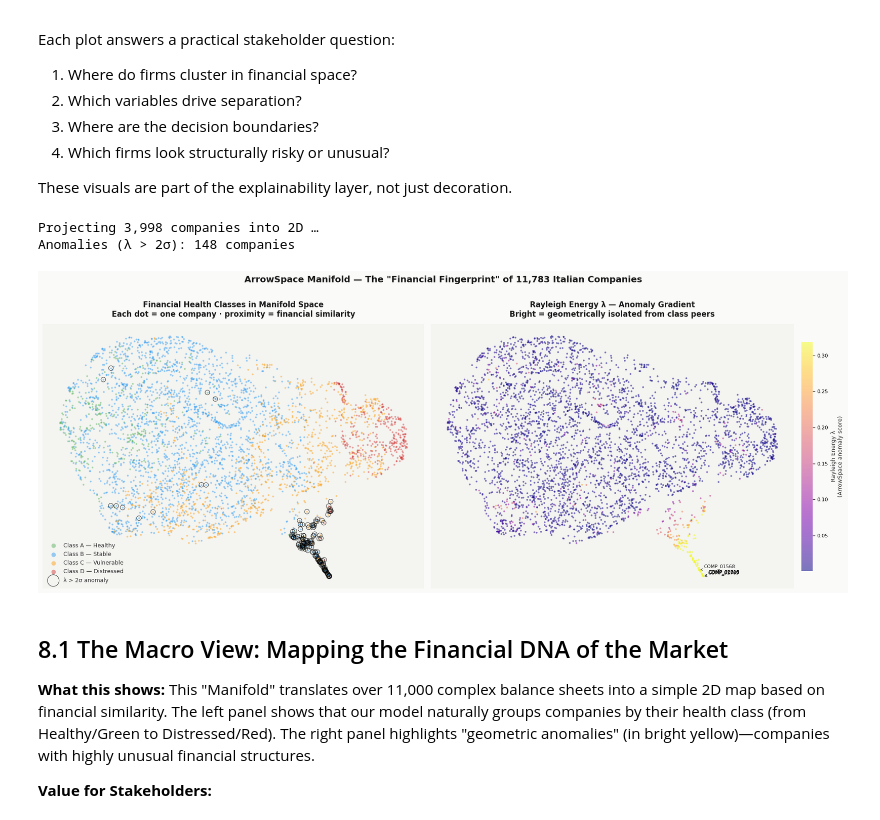
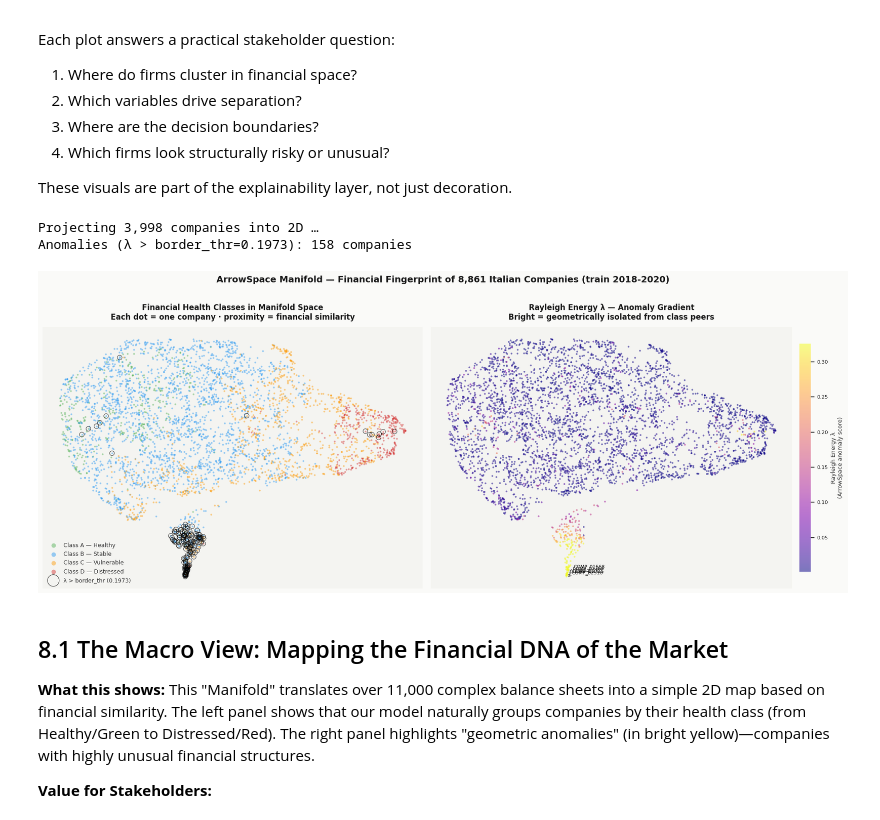
Before and after one commit to LolloPaz/ifc, a Jupyter notebook: 03_rule_spectral_pipeline.ipynb, the cells around one changed output. Saved outputs shown, nothing was run; the diff lists cells and outputs as text; code cells hidden in the pictures.

```diff
--- a/03_rule_spectral_pipeline.ipynb
+++ b/03_rule_spectral_pipeline.ipynb
@@ -1764,10 +1722,7 @@ Each plot answers a practical stakeholder question:
 
 These visuals are part of the explainability layer, not just decoration.
 # %%
-# CELL A  —  ArrowSpace Manifold Map (UMAP projection)
-# "Where does each company live in financial space?"
 
-# Config
 CLASS_COLORS  = {'A': '#4caf50', 'B': '#2196f3', 'C': '#ff9800', 'D': '#d32f2f'}
 CLASS_LABELS  = {'A': 'Healthy', 'B': 'Stable', 'C': 'Vulnerable', 'D': 'Distressed'}
 CLASS_ORDER   = ['A', 'B', 'C', 'D']
@@ -1782,16 +1737,10 @@ MANIFOLD_FEATURES = [
     'profit_margin'
 ]
 
-# ── Rebuild df_spec cleanly ────────────────────────────────────────
-# df_spec must have: MANIFOLD_FEATURES + TARGET + 'lambda'
-# If not in memory, rebuild from train_df:
-#   aspace_all, gl_all = ArrowSpaceBuilder().build(GRAPH_PARAMS, X_sc_all)
-#   df_spec = train_df.dropna(subset=MANIFOLD_FEATURES).copy()
-#   df_spec['lambda'] = np.array(aspace_all.lambdas())
 
-df_plot = df_spec.dropna(subset=MANIFOLD_FEATURES).copy()
+df_plot = df_spec_tr.dropna(subset=MANIFOLD_FEATURES).copy()
 
-# Subsample for speed if dataset is large (keep class balance)
+# Subsample stratificato per velocità
 MAX_POINTS = 4000
 if len(df_plot) > MAX_POINTS:
     df_plot = (df_plot
@@ -1803,10 +1752,10 @@ if len(df_plot) > MAX_POINTS:
 
 print(f"Projecting {len(df_plot):,} companies into 2D …")
 
-# UMAP on ArrowSpace-scaled data
-X_raw   = df_plot[MANIFOLD_FEATURES].values.astype(np.float64)
-scaler  = StandardScaler()
-X_sc    = scaler.fit_transform(X_raw)
+
+X_raw      = df_plot[MANIFOLD_FEATURES].values.astype(np.float64)
+scaler_umap = StandardScaler()
+X_sc        = scaler_umap.fit_transform(X_raw)
 
 reducer = UMAP(n_components=2, n_neighbors=25, min_dist=0.15,
                metric='euclidean', random_state=42, n_jobs=1)
@@ -1815,14 +1764,13 @@ emb     = reducer.fit_transform(X_sc)
 df_plot['umap_x'] = emb[:, 0]
 df_plot['umap_y'] = emb[:, 1]
 
-lam_vals = df_plot['lambda'].values
-lam_mean = lam_vals.mean()
-lam_std  = lam_vals.std()
-anomaly_mask = lam_vals > (lam_mean + 2 * lam_std)
 
-print(f"Anomalies (λ > 2σ): {anomaly_mask.sum()} companies")
+lam_vals     = df_plot['lambda'].values
+anomaly_mask = lam_vals > border_thr
 
-# Plot
+print(f"Anomalies (λ > border_thr={border_thr:.4f}): {anomaly_mask.sum()} companies")
+
+
 fig, axes = plt.subplots(1, 2, figsize=(18, 7))
 fig.patch.set_facecolor('#fafaf8')
 
@@ -1832,7 +1780,7 @@ for ax in axes:
     ax.set_xticks([])
     ax.set_yticks([])
 
-# Panel 1: colour by health class
+
 ax1 = axes[0]
 for cls in CLASS_ORDER:
     mask = (df_plot[TARGET] == cls).values
@@ -1843,12 +1791,12 @@ for cls in CLASS_ORDER:
         label=f"Class {cls} — {CLASS_LABELS[cls]}"
     )
 
-# Ring anomalies
 ax1.scatter(
     emb[anomaly_mask, 0], emb[anomaly_mask, 1],
     s=55, facecolors='none',
     edgecolors='black', linewidths=0.8,
-    alpha=0.7, zorder=5, label=f'λ > 2σ anomaly'
+    alpha=0.7, zorder=5,
+    label=f'λ > border_thr ({border_thr:.4f})'
 )
 
 ax1.set_title('Financial Health Classes in Manifold Space\n'
@@ -1857,7 +1805,7 @@ ax1.set_title('Financial Health Classes in Manifold Space\n'
 ax1.legend(fontsize=9, frameon=False, markerscale=2.5,
            loc='lower left', labelcolor='#333')
 
-# Panel 2: colour by λ (anomaly gradient)
+
 ax2 = axes[1]
 sc = ax2.scatter(
     emb[:, 0], emb[:, 1],
@@ -1868,38 +1816,43 @@ sc = ax2.scatter(
 )
 
 cbar = plt.colorbar(sc, ax=ax2, fraction=0.03, pad=0.02)
 cbar.set_label('Rayleigh Energy λ\n(ArrowSpace anomaly score)',
                fontsize=9, color='#333')
 cbar.outline.set_visible(False)
 cbar.ax.tick_params(labelsize=8)
 
-# Annotate the 5 most anomalous companies
+
 top5_idx = np.argsort(lam_vals)[-5:]
 for idx in top5_idx:
     cid = df_plot.iloc[idx]['company_id']
     ax2.annotate(
         cid,
         xy=(emb[idx, 0], emb[idx, 1]),
         xytext=(8, 4), textcoords='offset points',
         fontsize=7.5, color='#111',
         arrowprops=dict(arrowstyle='->', color='#555', lw=0.8)
     )
 
 ax2.set_title('Rayleigh Energy λ — Anomaly Gradient\n'
               'Bright = geometrically isolated from class peers',
               fontsize=12, fontweight='bold', color='#1a1a1a', pad=12)
 
-fig.suptitle('ArrowSpace Manifold — The "Financial Fingerprint" of 11,783 Italian Companies',
-             fontsize=14, fontweight='bold', y=1.01, color='#1a1a1a')
+
+n_total = len(df_spec_tr.dropna(subset=MANIFOLD_FEATURES))
+fig.suptitle(
+    f'ArrowSpace Manifold — Financial Fingerprint of {n_total:,} Italian Companies '
+    f'(train 2018-2020)',
+    fontsize=14, fontweight='bold', y=1.01, color='#1a1a1a'
+)
 
 plt.tight_layout()
 plt.savefig('manifold_umap.png', dpi=180, bbox_inches='tight',
             facecolor=fig.get_facecolor())
 plt.show()
 # %% [output]
 Projecting 3,998 companies into 2D …
-Anomalies (λ > 2σ): 148 companies
+Anomalies (λ > border_thr=0.1973): 158 companies
-[figure, old version]
+[figure, new version]
 # %% [markdown]
 ## 8.1 The Macro View: Mapping the Financial DNA of the Market
 **What this shows:** This "Manifold" translates over 11,000 complex balance sheets into a simple 2D map based on financial similarity. The left panel shows that our model naturally groups companies by their health class (from Healthy/Green to Distressed/Red). The right panel highlights "geometric anomalies" (in bright yellow)—companies with highly unusual financial structures.
```
Also changed, not shown: parts of 33 cells of this notebook.
